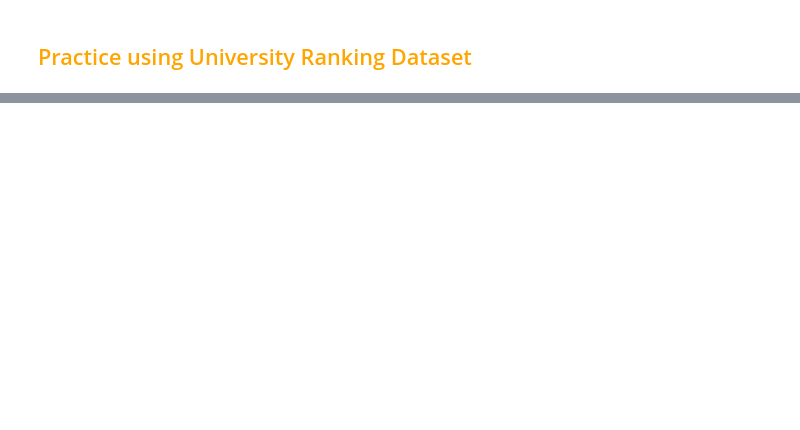
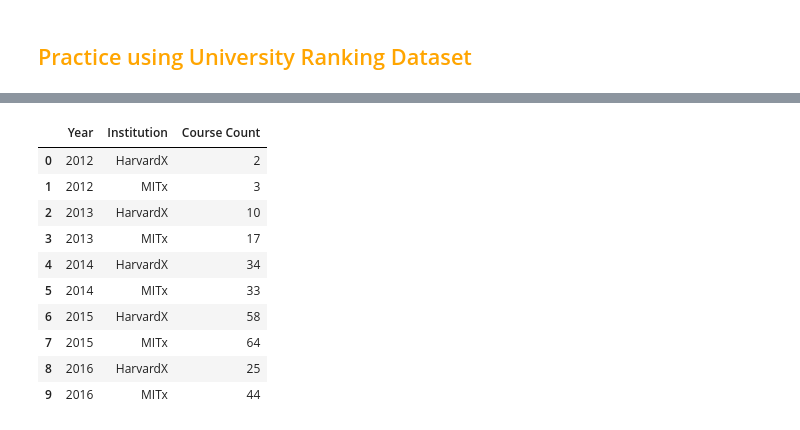
Before and after one commit to bdixit25/DataScience_Courses, a Jupyter notebook: Course_3_Data_Visualisation_with_Python/Module_3/Module_3.ipynb, the cells around one changed output, grey strips where cells are left out. Saved outputs shown, nothing was run; the diff lists cells and outputs as text; code cells hidden in the pictures; blank space fills up the shorter version.

```diff
--- a/Course_3_Data_Visualisation_with_Python/Module_3/Module_3.ipynb
+++ b/Course_3_Data_Visualisation_with_Python/Module_3/Module_3.ipynb
@@ -259,0 +293,39 @@ if __name__ == '__main__':
+# %%
+# plot the number of courses released by each institute vs the year.
+from dash import Dash, html, dcc
+import pandas as pd
+import plotly.express as px
+
+
+df=pd.read_csv('online_courses_harvard_mit.csv')
+
+df['Launch Date'] = pd.to_datetime(df['Launch Date'])
+df['Year'] = df['Launch Date'].dt.year
+
+
+df_counts = df.groupby(['Year', 'Institution']).size().reset_index(name='Course Count')
+
+app=Dash()
+
+app.layout = html.Div([
+    html.H1('Number of Courses Released Anually'),
+    dcc.Dropdown(id='uni-name', options=df['Institution'].unique(), value='MITx'),
+    dcc.Graph(id='line-plot')
+])
+
+
+@app.callback(
+    Output('line-plot', 'figure'),
+    Input('uni-name', 'value')
+)
+
+def update_plot(selected_uni):
+    dff = df_counts[df_counts['Institution'] == selected_uni]
+
+    fig = px.line(dff, x='Year', y='Course Count', markers=True)
+    fig.update_xaxes(type='category')
+    return fig
+
+
+if __name__ == '__main__':
+    app.run(debug=True)
@@ -259,0 +334,15 @@ if __name__ == '__main__':
+# %%
+df_counts = df.groupby(['Year', 'Institution'])
+df_counts.size().reset_index(name='Course Count')
+# %% [output]
+|  | Year | Institution | Course Count |
+| 0 | 2012 | HarvardX | 2 |
+| 1 | 2012 | MITx | 3 |
+| 2 | 2013 | HarvardX | 10 |
+| 3 | 2013 | MITx | 17 |
+| 4 | 2014 | HarvardX | 34 |
+| 5 | 2014 | MITx | 33 |
+| 6 | 2015 | HarvardX | 58 |
+| 7 | 2015 | MITx | 64 |
+| 8 | 2016 | HarvardX | 25 |
+| 9 | 2016 | MITx | 44 |
```
Also changed, not shown: parts of 4 cells of this notebook.
